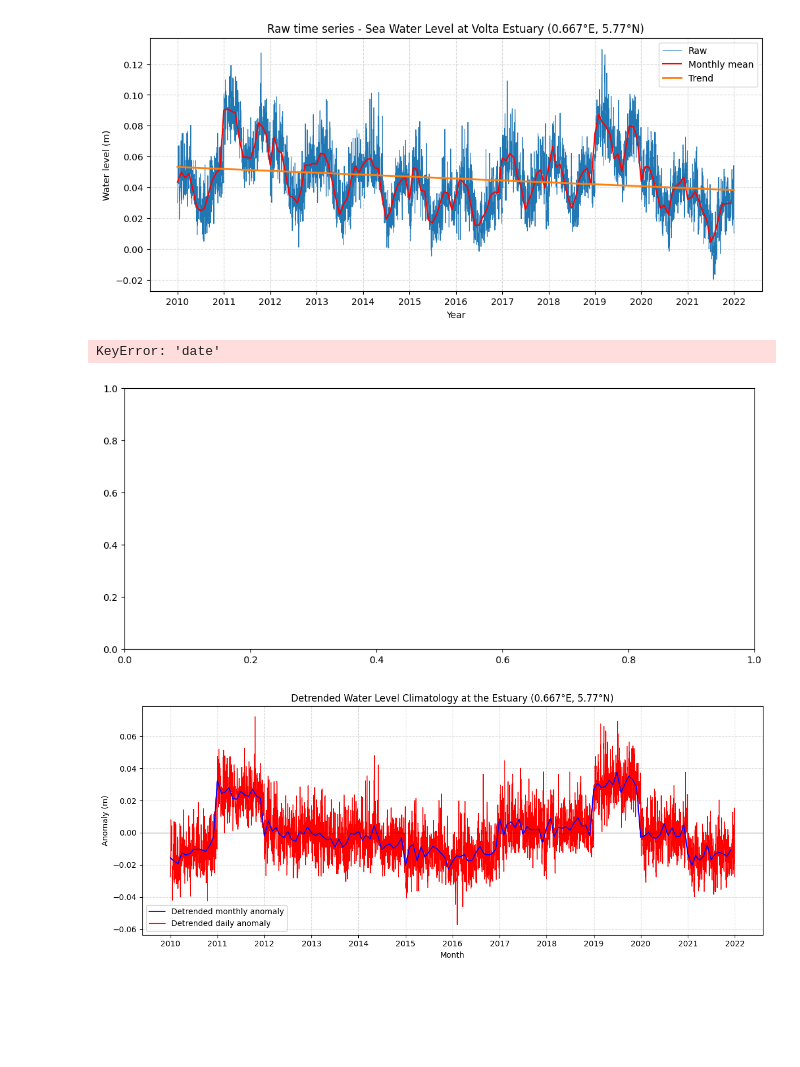
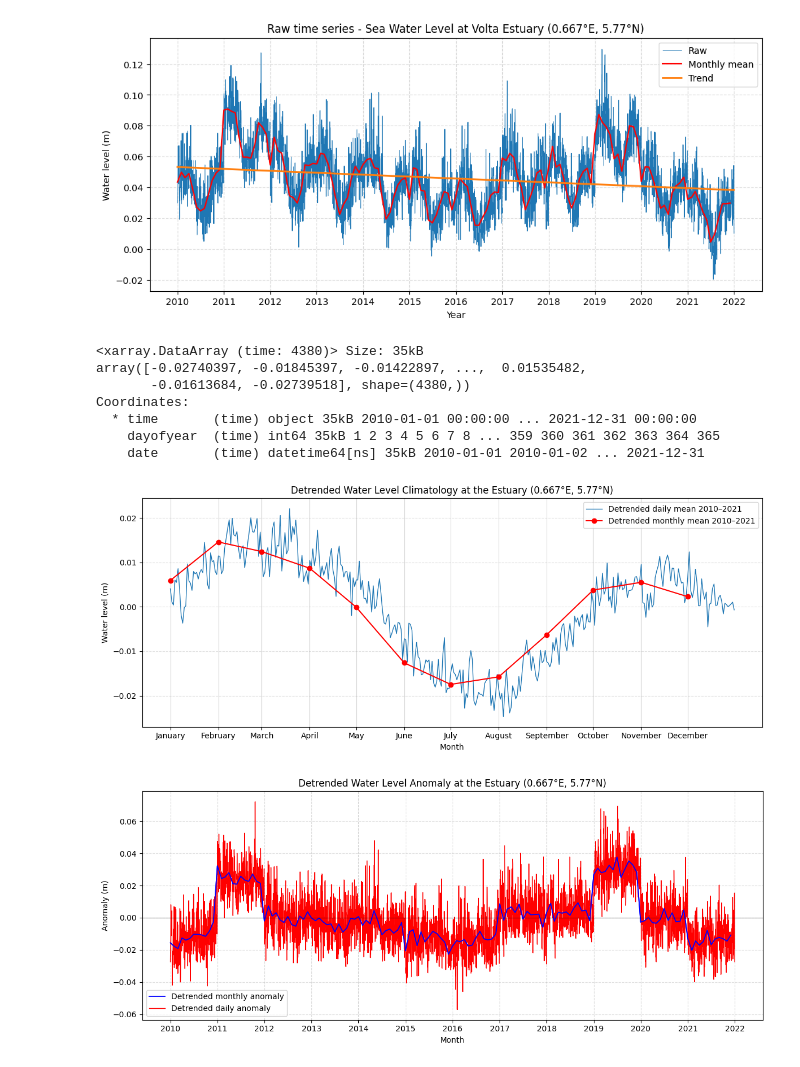
Before and after one commit to AlessandraGolini/SoC_master_thesis, a Jupyter notebook: script/keta_analysis.ipynb, the cells around one changed output. Cells and saved outputs as stored; diff of their text form; code cells hidden in the pictures; blank space fills up the shorter version.

```diff
--- a/script/keta_analysis.ipynb
+++ b/script/keta_analysis.ipynb
@@ -593,6 +585,7 @@ sel_keta_wl = keta_wl.sel(time=slice("2010-01-01", "2021-12-31"))
 # Nearest open-ocean point to the river mouth
 wl_estuary = sel_keta_wl['waterLevelreanalysis'].isel(pointsSAT=ip)
 wl_estuary = wl_estuary.sortby("time")
+wl_estuary = wl_estuary.assign_coords(time=pd.to_datetime(wl_estuary.time.values))
 # %% [markdown]
 # Time variability
 # %% [markdown]
@@ -1362,11 +1342,6 @@ To better understand the variability of a certain climatic index, it is convenie
 # Detrended climatologies and anomalies
 # --------------------------------------
 baseline = ('2010-01-01','2021-12-31')
-
-# helper per assegnare una coord 'date' da cftime -> datetime64
-def to_datetime64_from_cftime(tcoord):
-    import pandas as pd
-    return pd.to_datetime([f"{t.year:04d}-{t.month:02d}-{t.day:02d}" for t in tcoord.values])
 
 # trend and detrended time series
 wl_danom_from_anomd, wl_clim_from_anomd, wl_trend = anomd(wl_estuary, baseline=baseline, deg=1)
@@ -1380,6 +1355,9 @@ is_feb29_w = (wl_detr.time.dt.month == 2) & (wl_detr.time.dt.day == 29)
 wl_detr_noleap = wl_detr.sel(time=~is_feb29_w).convert_calendar("noleap", dim="time", align_on="date")
 wl_dclim_d = wl_detr_noleap.sel(time=slice(*baseline)).groupby('time.dayofyear').mean('time')
 
+dates_climw = pd.date_range("2010-01-01", periods=int(wl_dclim_d.sizes["dayofyear"]), freq="D")
+wl_dclim_d = wl_dclim_d.assign_coords(date=("dayofyear", dates_climw))
+
 # detrended anomalies
 wl_danom_d = wl_detr_noleap.groupby('time.dayofyear') - wl_dclim_d
 wl_danom_d = wl_danom_d.assign_coords(date=("time", to_datetime64_from_cftime(wl_danom_d["time"])))
@@ -1415,41 +1393,48 @@ ax.grid(True, axis='x', which='major', linestyle='--', alpha=0.5)
 plt.show()
 # %% [output]
 [figure]
+# %%
+wl_danom_d
+# %% [output]
+<xarray.DataArray (time: 4380)> Size: 35kB
+array([-0.02740397, -0.01845397, -0.01422897, ...,  0.01535482,
+       -0.01613684, -0.02739518], shape=(4380,))
+Coordinates:
+  * time       (time) object 35kB 2010-01-01 00:00:00 ... 2021-12-31 00:00:00
+    dayofyear  (time) int64 35kB 1 2 3 4 5 6 7 8 ... 359 360 361 362 363 364 365
+    date       (time) datetime64[ns] 35kB 2010-01-01 2010-01-02 ... 2021-12-31
 # %%
 # -----------------------------------------------
 # Daily vs Monthly detrended climatology plot
 # -----------------------------------------------
 fig, ax = plt.subplots(figsize=(12, 5), sharex=True)
 
 # reference year (already non-leap)
 year = pd.to_datetime(wl_dclim_d['date'].values[0]).year
 month_dates = pd.date_range(f"{year}-01-01", periods=12, freq="MS")
 
 ax.plot(wl_dclim_d['date'].values, wl_dclim_d.values, lw=1, label="Detrended daily mean 2010–2021")
 ax.plot(month_dates, wl_dclim_m.values, marker='o', color= 'r', label="Detrended monthly mean 2010–2021")
-ax.xaxis.set_major_locator(mdates.MonthLocator())
-ax.xaxis.set_major_formatter(mdates.DateFormatter("%b"))
 ax.set_title("Detrended Water Level Climatology at the Estuary (0.667°E, 5.77°N)")
 ax.set_ylabel("Water level (m)")
 ax.set_xlabel("Month")
 month = pd.date_range('2010-01-01', '2011-01-01', freq='MS')[:-1]
 ax.set_xticks(month)
 ax.set_xticklabels(months)
 ax.grid(True, axis='x', alpha=0.5)
 ax.grid(True, axis='y', linestyle='--', alpha=0.4)
 ax.legend(loc='upper right', frameon=True)
 
 plt.tight_layout()
 plt.show()
 # %% [output]
-KeyError: 'date'
-[figure, old version]
+[figure, new version]
 # %%
 # ----------------------------------------
 # Daily vs Monthly detrended anomaly plot
 # ----------------------------------------
 # Unique years + one extra for right edge
-years = np.unique(rdE_danom_d['time.year'].values)
+years = np.unique(wl_danom_d['time.year'].values)
 years_ext = np.append(years, years[-1] + 1)
 year_ticks = [np.datetime64(f"{y}-01-01") for y in years_ext]
 
@@ -1459,9 +1444,7 @@ ax.plot(wl_danom_m['time'].values, wl_danom_m.values, lw=1.3, color = 'b', label
 ax.plot(wl_danom_d['time'].values, wl_danom_d.values, lw = 1, color = 'r', label="Detrended daily anomaly")
 ax.plot(wl_danom_m['time'].values, wl_danom_m.values, lw=1.3, color = 'b')
 ax.axhline(0, color='k', linewidth=0.8, alpha=0.6)
-ax.xaxis.set_major_locator(mdates.MonthLocator())
-ax.xaxis.set_major_formatter(mdates.DateFormatter("%b"))
-ax.set_title("Detrended Water Level Climatology at the Estuary (0.667°E, 5.77°N)")
+ax.set_title("Detrended Water Level Anomaly at the Estuary (0.667°E, 5.77°N)")
 ax.set_ylabel("Anomaly (m)")
 ax.set_xlabel("Month")
 ax.set_xticks(year_ticks)
@@ -1473,4 +1456,4 @@ ax.legend()
 plt.tight_layout()
 plt.show()
 # %% [output]
-[figure, old version]
+[figure, new version]
```
Also changed, not shown: parts of 14 cells of this notebook.
